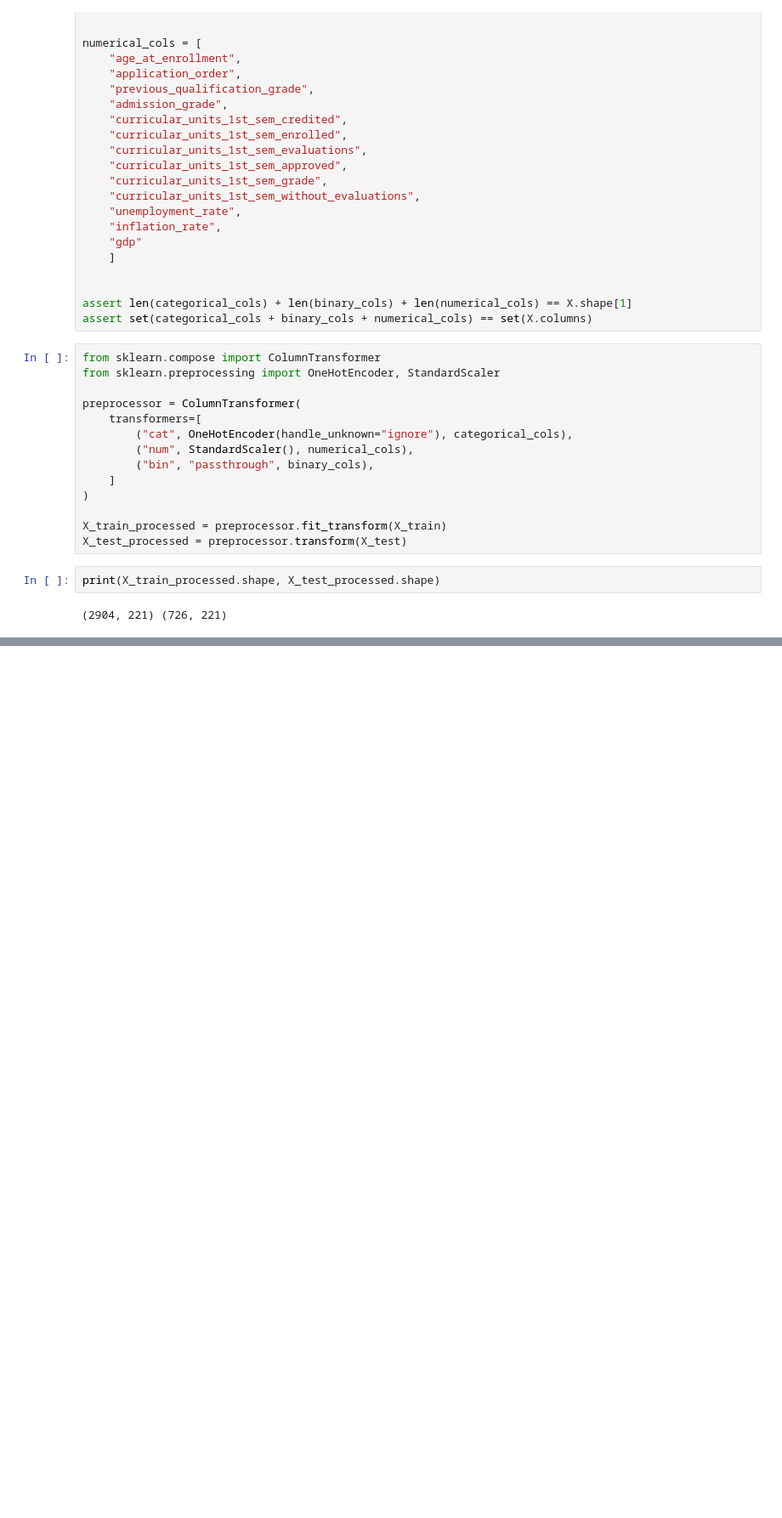
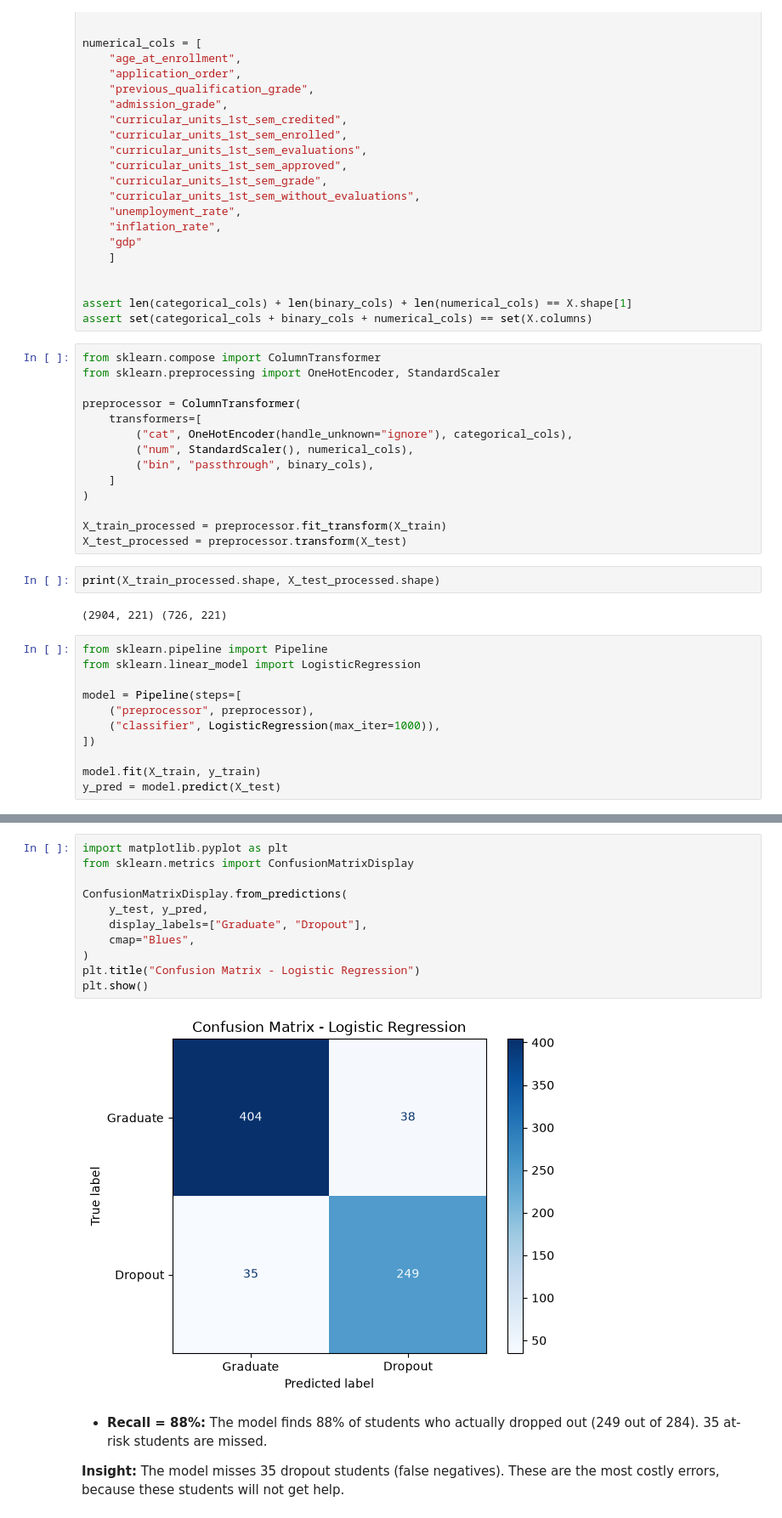
Before and after one commit to faezefz/student-dropout-prediction, a Jupyter notebook: notebooks/02_modeling.ipynb, the cells around one changed output, grey strips where cells are left out. Shown at 85% size. Cells and saved outputs as stored; diff of their text form; blank space fills up the shorter version.

```diff
--- a/notebooks/02_modeling.ipynb
+++ b/notebooks/02_modeling.ipynb
@@ -117,3 +117,14 @@ X_test_processed = preprocessor.transform(X_test)
 print(X_train_processed.shape, X_test_processed.shape)
 # %% [output]
 (2904, 221) (726, 221)
+# %%
+from sklearn.pipeline import Pipeline
+from sklearn.linear_model import LogisticRegression
+
+model = Pipeline(steps=[
+    ("preprocessor", preprocessor),
+    ("classifier", LogisticRegression(max_iter=1000)),
+])
+
+model.fit(X_train, y_train)
+y_pred = model.predict(X_test)
@@ -119,0 +165,20 @@ print(X_train_processed.shape, X_test_processed.shape)
+# %%
+import matplotlib.pyplot as plt
+from sklearn.metrics import ConfusionMatrixDisplay
+
+ConfusionMatrixDisplay.from_predictions(
+    y_test, y_pred,
+    display_labels=["Graduate", "Dropout"],
+    cmap="Blues",
+)
+plt.title("Confusion Matrix - Logistic Regression")
+plt.show()
+# %% [output]
+[figure, added]
+# %% [markdown]
+- **Recall = 88%:** The model finds 88% of students who actually dropped out
+  (249 out of 284). 35 at-risk students are missed.
+
+
+**Insight:** The model misses 35 dropout students (false negatives). These are the
+most costly errors, because these students will not get help.
```
Also changed, not shown: parts of 9 cells of this notebook, 2 other files.
